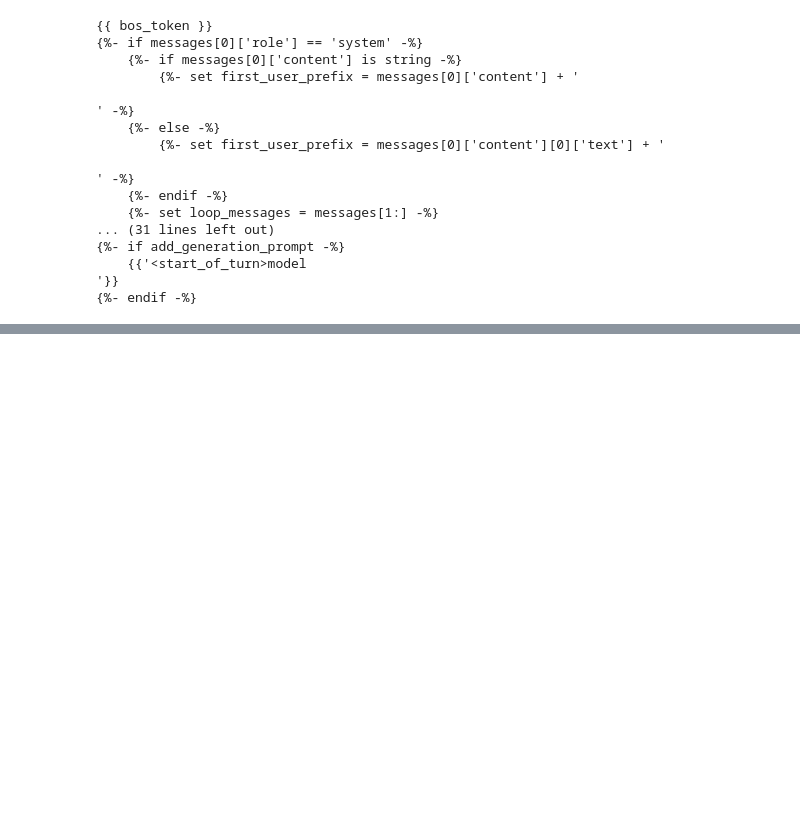
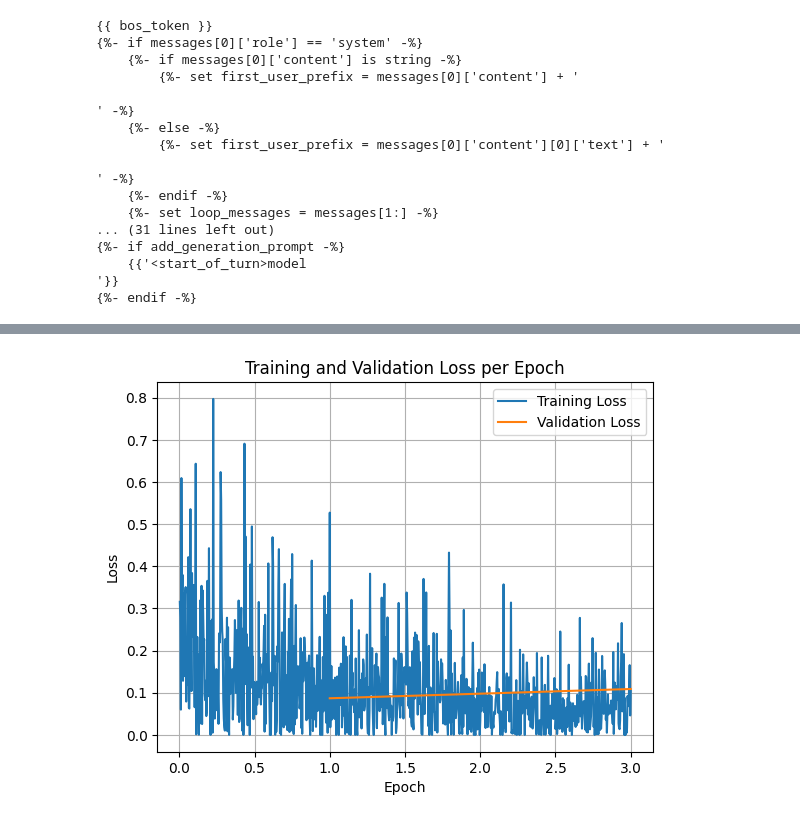
Before and after one commit to anthoai97/sml-home-lab, a Jupyter notebook: NLP_lab1.ipynb, the cells around one changed output, grey strips where cells are left out. Saved outputs shown, nothing was run; the diff lists cells and outputs as text; code cells hidden in the pictures; blank space fills up the shorter version.

```diff
--- a/NLP_lab1.ipynb
+++ b/NLP_lab1.ipynb
@@ -487,0 +583,15 @@ drink_items: ['egg wash']
+# %%
+# Supervised Fine-Tuning = provide input and desired output samples
+from trl import SFTTrainer
+
+# Create Trainer object
+trainer = SFTTrainer(
+    model=model,
+    args=sft_config,
+    train_dataset=dataset["train"],
+    eval_dataset=dataset["test"],
+    processing_class=tokenizer
+)
+
+# Fine-tune our model and save the training artifacts
+training_ouput = trainer.train()
@@ -487,0 +617,23 @@ drink_items: ['egg wash']
+# %%
+import matplotlib.pyplot as plt
+
+# Access the log history
+log_history = trainer.state.log_history
+
+# Extract training / validation loss
+train_losses = [log["loss"] for log in log_history if "loss" in log]
+epoch_train = [log["epoch"] for log in log_history if "loss" in log]
+eval_losses = [log["eval_loss"] for log in log_history if "eval_loss" in log]
+epoch_eval = [log["epoch"] for log in log_history if "eval_loss" in log]
+
+# Plot the training loss
+plt.plot(epoch_train, train_losses, label="Training Loss")
+plt.plot(epoch_eval, eval_losses, label="Validation Loss")
+plt.xlabel("Epoch")
+plt.ylabel("Loss")
+plt.title("Training and Validation Loss per Epoch")
+plt.legend()
+plt.grid(True)
+plt.show()
+# %% [output]
+[figure, added]
```
Also changed, not shown: parts of 32 cells of this notebook.
